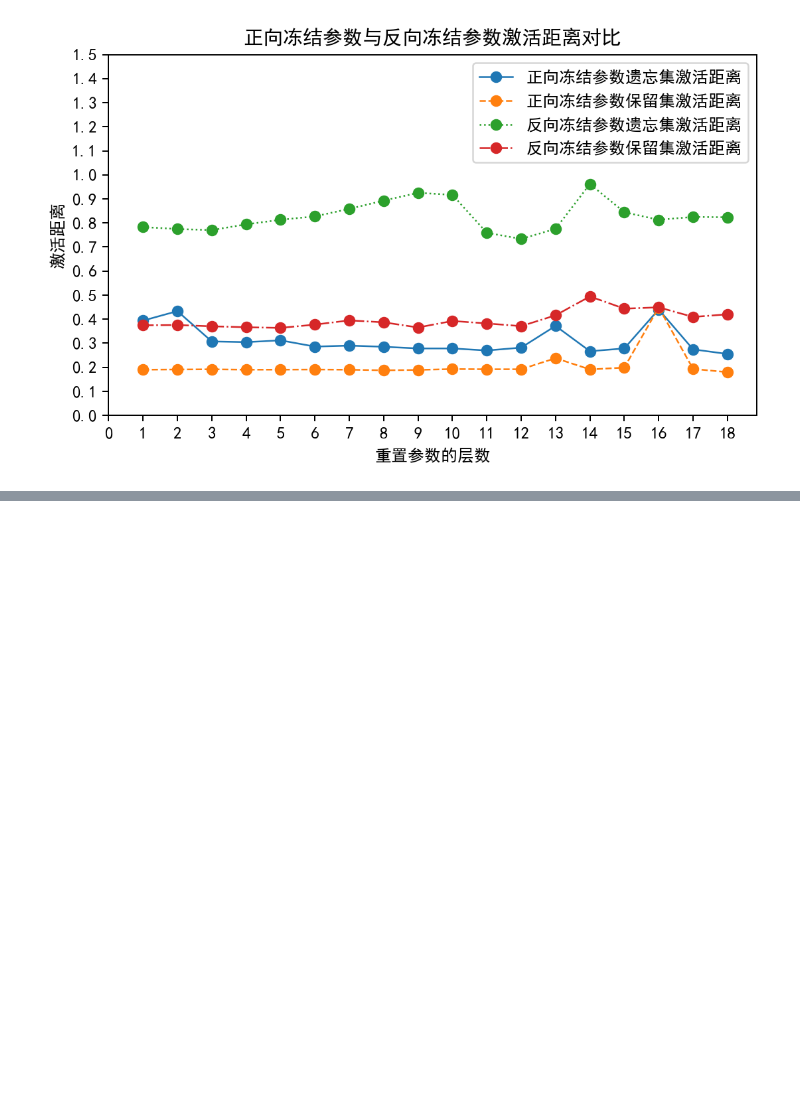
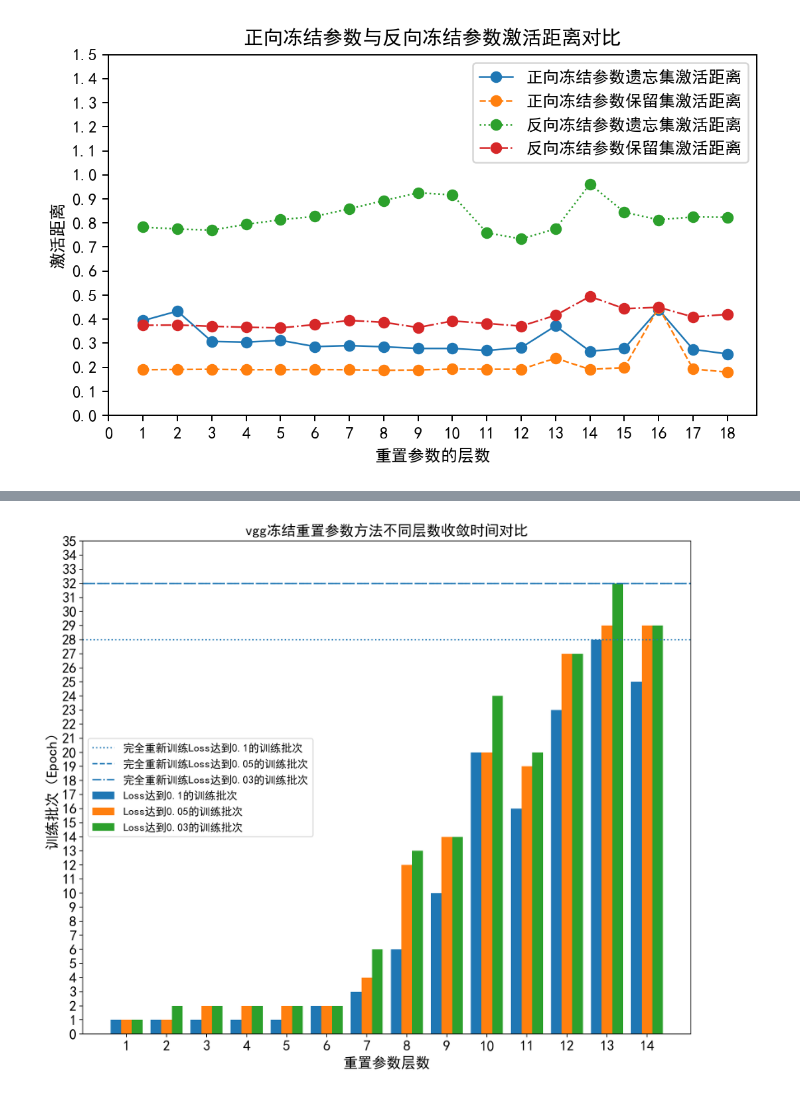
Before and after one commit to pan402945786/graduate_expriment, a Jupyter notebook: resnet18_cifar10/plot_pic.ipynb, the cells around one changed output, grey strips where cells are left out. Cells and saved outputs as stored; diff of their text form; code cells hidden in the pictures; blank space fills up the shorter version.

```diff
--- a/resnet18_cifar10/plot_pic.ipynb
+++ b/resnet18_cifar10/plot_pic.ipynb
@@ -814,0 +1015,51 @@ plt.show()
+# %%
+plt.figure(figsize=(12,10), dpi=180)
+ax = plt.subplot(111)
+ax.xaxis.set_ticks_position('bottom')
+ax.yaxis.set_ticks_position('left')
+ax.set_xlabel('重置参数层数', fontsize=16)  # Add an x-label to the axes.
+ax.set_ylabel('训练批次（Epoch）', fontsize=16)  # Add a y-label to the axes.
+ax.set_title("vgg冻结重置参数方法不同层数收敛时间对比", fontsize=16)  # Add a title to the axes.
+plt.rcParams['font.family']=['SimHei']#关键是这句
+# plt.rcParams['font.family']=['Arial Unicode MS']
+vgg_reset_freeze_relearn_time_01 = [
+    1,1,1,1,1,2,
+    3,6,10,20,16,23,
+    28,25,
+]
+vgg_reset_freeze_relearn_time_005 = [
+    1,1,2,2,2,2,
+    4,12,14,20,19,27,
+    29,29,
+]
+vgg_reset_freeze_relearn_time_003 = [
+    1,2,2,2,2,2,
+    6,13,14,24,20,27,
+    32,29,
+]
+
+size = 14
+x = np.arange(size)
+x = np.add(x, np.array([1]))
+a = np.array(vgg_reset_freeze_relearn_time_01)
+b = np.array(vgg_reset_freeze_relearn_time_005)
+c = np.array(vgg_reset_freeze_relearn_time_003)
+
+
+total_width, n = 0.8, 3
+width = total_width / n
+x = x - (total_width - width) / 2
+
+plt.bar(x, a,  width=width, label='Loss达到0.1的训练批次')
+plt.bar(x + width, b, width=width, label='Loss达到0.05的训练批次')
+plt.bar(x + 2 * width, c, width=width, label='Loss达到0.03的训练批次')
+plt.axhline(y=28, linestyle='dotted', label='完全重新训练Loss达到0.1的训练批次')
+plt.axhline(y=32, linestyle='dashed', label='完全重新训练Loss达到0.05的训练批次')
+plt.axhline(y=32, linestyle='dashdot', label='完全重新训练Loss达到0.03的训练批次')
+plt.xticks(np.linspace(1,14,14,endpoint=True), fontsize=16)
+plt.yticks(np.linspace(0,35,36,endpoint=True), fontsize=16)
+plt.legend(fontsize=12)
+plt.savefig("./figures/chapter4_vgg_time_1.png",dpi=272)
+plt.show()
+# %% [output]
+[figure, added]
```
Also changed, not shown: parts of 4 cells of this notebook, 16 other files.
